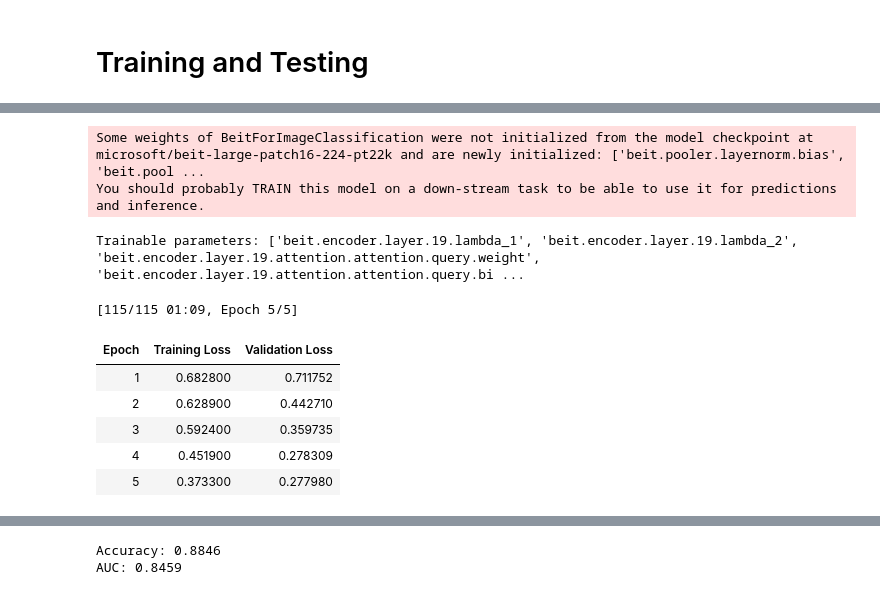
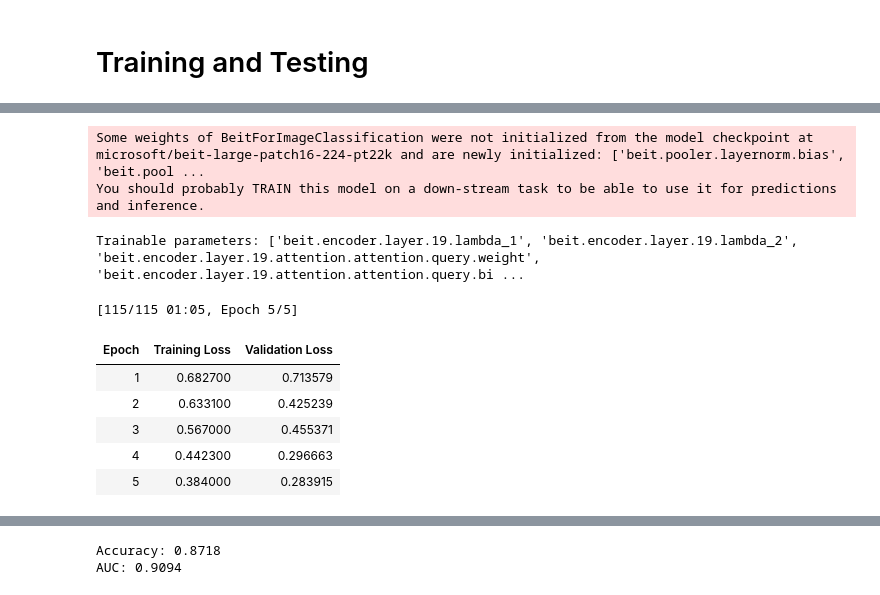
Before and after one commit to BaioSbubens/Self-supervised-Transfer-Learning-for-Medical-Image-Classification, a Jupyter notebook: medmist_fine-tuning.ipynb, the cells around one changed output, grey strips where cells are left out. Drawn from its saved outputs; the diff is of its cells as text; code cells hidden in the pictures.

```diff
--- a/medmist_fine-tuning.ipynb
+++ b/medmist_fine-tuning.ipynb
@@ -20,7 +21,6 @@ class MedMNISTtoHF(Dataset):
         Convert MedMNIST dataset to a format compatible with HuggingFace models
         Args:
             medmnist_dataset: The original MedMNIST dataset
-            transform: Optional transforms to be applied to the images
         """
         self.dataset = medmnist_dataset
 
@@ -100,7 +100,7 @@ def dataset_balancing(dataset, alpha):
     balanced_dataset = datasets.Dataset.from_dict(dict_blanced_dataset) # convert the dictionary to a HuggingFace dataset
     return balanced_dataset
 
-def load_dataset_medmnist(dataset_name, size, balancing):
+def load_dataset_medmnist(dataset_name, size, balancing, alpha=0):
     """
     Load a MedMNIST dataset and convert it to a HuggingFace dataset
     Args:
@@ -122,7 +122,7 @@ def load_dataset_medmnist(dataset_name, size, balancing):
 
     # Balancing
     if balancing:
-        hf_train_dataset_balanced = dataset_balancing(hf_train_dataset, 0.5) # balance the training dataset
+        hf_train_dataset_balanced = dataset_balancing(hf_train_dataset, alpha) # balance the training dataset
         dataset = DatasetDict({"train": hf_train_dataset_balanced, "validation": hf_val_dataset, "test": hf_test_dataset})
         return dataset
     else:
@@ -132,9 +132,9 @@ def load_dataset_medmnist(dataset_name, size, balancing):
 # Dataset Loading
 # %%
 breast_dataset_28 = load_dataset_medmnist(BreastMNIST, 28, False)
-breast_dataset_balanced_28 = load_dataset_medmnist(BreastMNIST, 28, True)
-breast_dataset_224 = load_dataset_medmnist(BreastMNIST, 224, False)
-breast_dataset_balanced_224 = load_dataset_medmnist(BreastMNIST, 224, True)
+breast_dataset_balanced_28 = load_dataset_medmnist(BreastMNIST, 28, True, 0.5)
+breast_dataset_224 = load_dataset_medmnist(BreastMNIST, 224, False, 0.)
+breast_dataset_balanced_224 = load_dataset_medmnist(BreastMNIST, 224, True, 0.5)
 
 pneumonia_dataset_28 = load_dataset_medmnist(PneumoniaMNIST, 28, False)
 pneumonia_dataset_balanced_28 = load_dataset_medmnist(PneumoniaMNIST, 28, True)
@@ -186,7 +186,21 @@ def set_reproducibility(seed=42):
 # %% [markdown]
 # Model Function
 # %%
-def T_and_T(dataset, model_name, output_dir, batch_size, weight_decay, Training, Testing, freezer):
+import matplotlib.pyplot as plt
+def T_and_T(dataset, model_name, output_dir, batch_size, weight_decay, Training, Testing, freezer, rc = False):
+    """
+    Train and test a model on a dataset
+    Args:
+        dataset: The dataset
+        model_name: The model name
+        output_dir: The output directory
+        batch_size: The batch size
+        weight_decay: The weight decay
+        Training: Whether to train the model
+        Testing: Whether to test the model
+        freezer: The function to freeze the layers
+        roc_curve: Whether to plot the ROC curve
+    """
     # Set Seed
     set_reproducibility()
 
@@ -249,16 +263,21 @@ def T_and_T(dataset, model_name, output_dir, batch_size, weight_decay, Training,
 
     if Testing:
         predictions = trainer.predict(test_dataset)
+        probs = softmax(np.array(predictions.predictions), axis=1)
+        y_score = probs[:, 1]
         pred_labels = predictions.predictions.argmax(axis=1)
         true_labels = predictions.label_ids
 
         # Calculate the metrics
         accuracy = accuracy_score(true_labels, pred_labels)
-        auc = roc_auc_score(true_labels, pred_labels)
+        auc = roc_auc_score(true_labels, y_score)
 
         # Display the metrics
         print(f"Accuracy: {accuracy:.4f}")
         print(f"AUC: {auc:.4f}")
+
+    if rc:
+        return roc_curve(true_labels, y_score)
 # %% [markdown]
 # Training and Testing
 # %%
@@ -280,17 +299,17 @@ AUC: 0.8202
 # %%
-T_and_T(breast_dataset_balanced_28, "microsoft/beit-large-patch16-224-pt22k", "beit_breast_balanced_28", 16, 0, True, True, beit_freezer)
+T_and_T(breast_dataset_balanced_28, "microsoft/beit-large-patch16-224-pt22k", "beit_breast_balanced_28", 16, 0.1, True, True, beit_freezer)
 # %% [output]
 Some weights of BeitForImageClassification were not initialized from the model checkpoint at microsoft/beit-large-patch16-224-pt22k and are newly initialized: ['beit.pooler.layernorm.bias', 'beit.pool ...
 You should probably TRAIN this model on a down-stream task to be able to use it for predictions and inference.
 Trainable parameters: ['beit.encoder.layer.19.lambda_1', 'beit.encoder.layer.19.lambda_2', 'beit.encoder.layer.19.attention.attention.query.weight', 'beit.encoder.layer.19.attention.attention.query.bi ...
-[115/115 01:09, Epoch 5/5]
+[115/115 01:05, Epoch 5/5]
 | Epoch | Training Loss | Validation Loss |
-| 1 | 0.682800 | 0.711752 |
-| 2 | 0.628900 | 0.442710 |
-| 3 | 0.592400 | 0.359735 |
-| 4 | 0.451900 | 0.278309 |
-| 5 | 0.373300 | 0.277980 |
+| 1 | 0.682700 | 0.713579 |
+| 2 | 0.633100 | 0.425239 |
+| 3 | 0.567000 | 0.455371 |
+| 4 | 0.442300 | 0.296663 |
+| 5 | 0.384000 | 0.283915 |
 [interactive output not drawn]
-Accuracy: 0.8846
-AUC: 0.8459
+Accuracy: 0.8718
+AUC: 0.9094
 # %%
```
Also changed, not shown: parts of 10 cells of this notebook.
